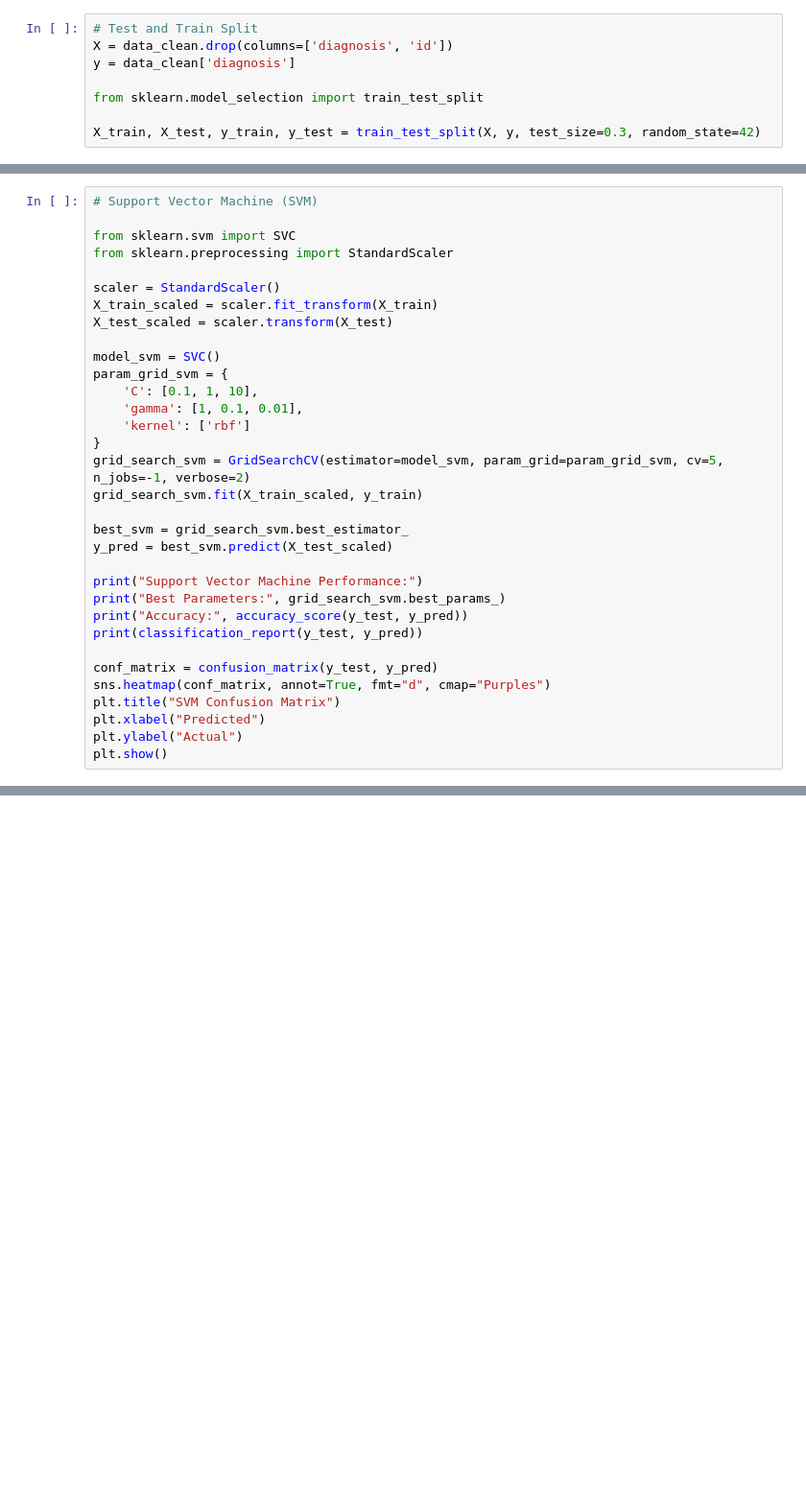
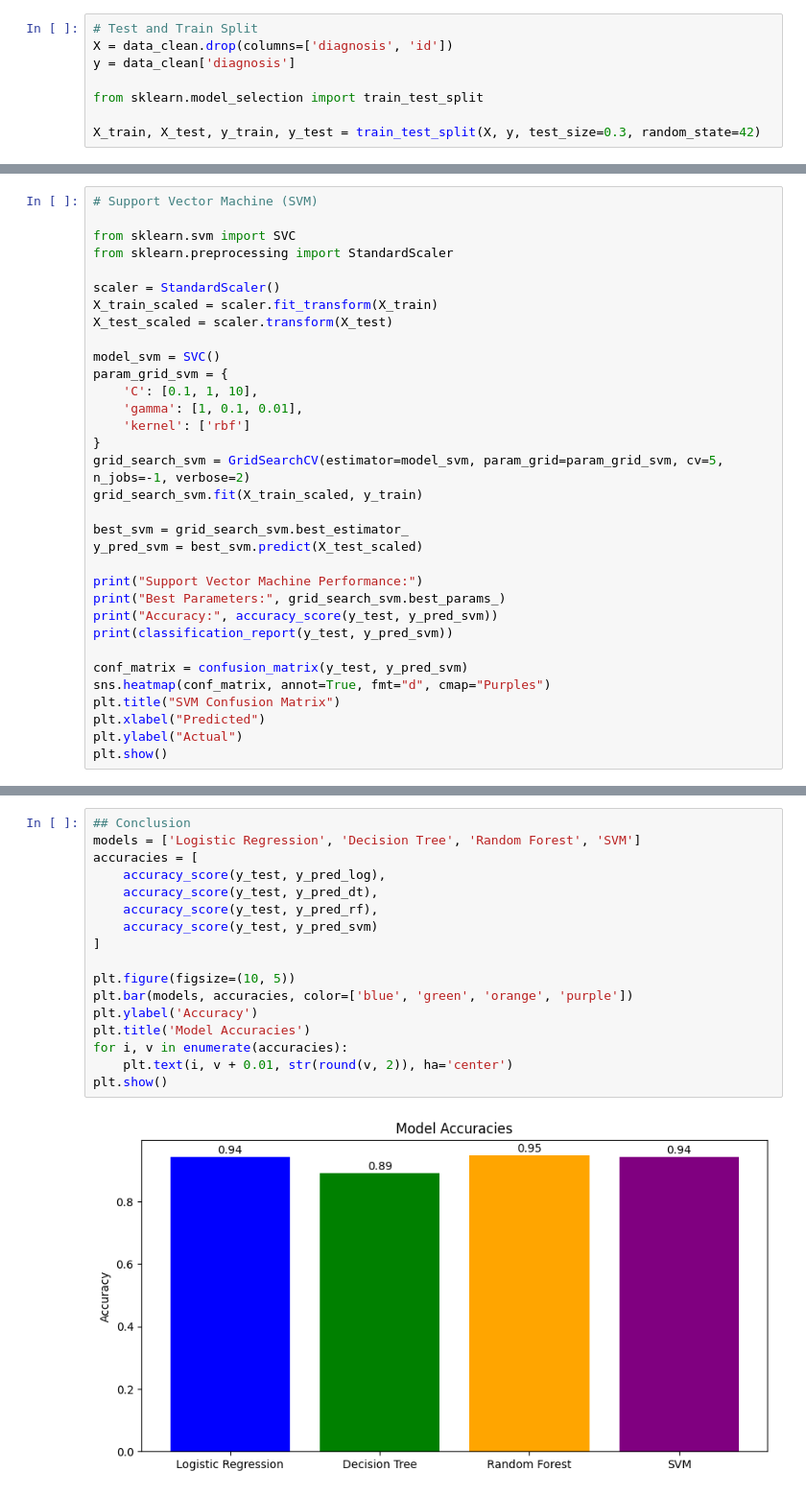
Before and after one commit to Karan-D-Software/Supervised_Learning_Project, a Jupyter notebook: project.ipynb, the cells around one changed output, grey strips where cells are left out. Shown at 96% size. Saved outputs shown, nothing was run; the diff lists cells and outputs as text; blank space fills up the shorter version.

Commit message:
Discussion & Conclusion Complete, end of project

```diff
--- a/project.ipynb
+++ b/project.ipynb
@@ -432,14 +434,14 @@ grid_search_svm = GridSearchCV(estimator=model_svm, param_grid=param_grid_svm, c
 grid_search_svm.fit(X_train_scaled, y_train)
 
 best_svm = grid_search_svm.best_estimator_
-y_pred = best_svm.predict(X_test_scaled)
+y_pred_svm = best_svm.predict(X_test_scaled)
 
 print("Support Vector Machine Performance:")
 print("Best Parameters:", grid_search_svm.best_params_)
-print("Accuracy:", accuracy_score(y_test, y_pred))
-print(classification_report(y_test, y_pred))
+print("Accuracy:", accuracy_score(y_test, y_pred_svm))
+print(classification_report(y_test, y_pred_svm))
 
-conf_matrix = confusion_matrix(y_test, y_pred)
+conf_matrix = confusion_matrix(y_test, y_pred_svm)
 sns.heatmap(conf_matrix, annot=True, fmt="d", cmap="Purples")
 plt.title("SVM Confusion Matrix")
 plt.xlabel("Predicted")
@@ -467,2 +481,21 @@ weighted avg       0.95      0.94      0.94       157
+# %%
+## Conclusion
+models = ['Logistic Regression', 'Decision Tree', 'Random Forest', 'SVM']
+accuracies = [
+    accuracy_score(y_test, y_pred_log),
+    accuracy_score(y_test, y_pred_dt),
+    accuracy_score(y_test, y_pred_rf),
+    accuracy_score(y_test, y_pred_svm)
+]
+
+plt.figure(figsize=(10, 5))
+plt.bar(models, accuracies, color=['blue', 'green', 'orange', 'purple'])
+plt.ylabel('Accuracy')
+plt.title('Model Accuracies')
+for i, v in enumerate(accuracies):
+    plt.text(i, v + 0.01, str(round(v, 2)), ha='center')
+plt.show()
+# %% [output]
+[figure, added]
 # %% [markdown]
 ## References:
```
Also changed, not shown: parts of 7 cells of this notebook, 2 other files.
